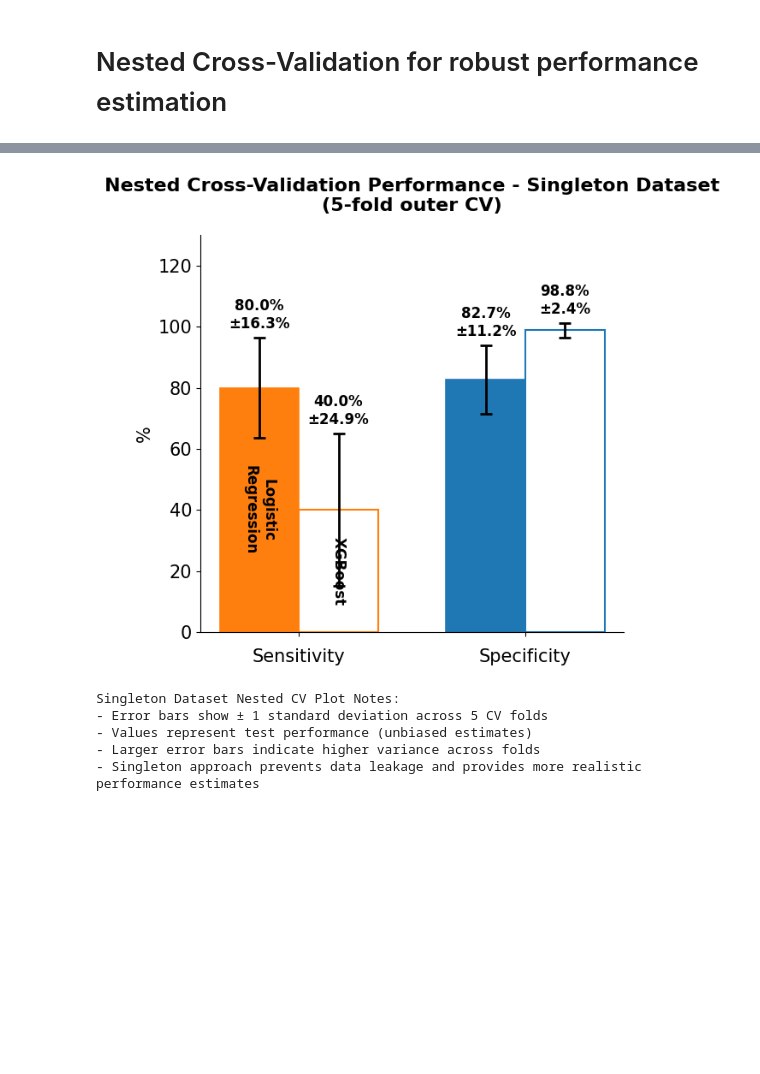
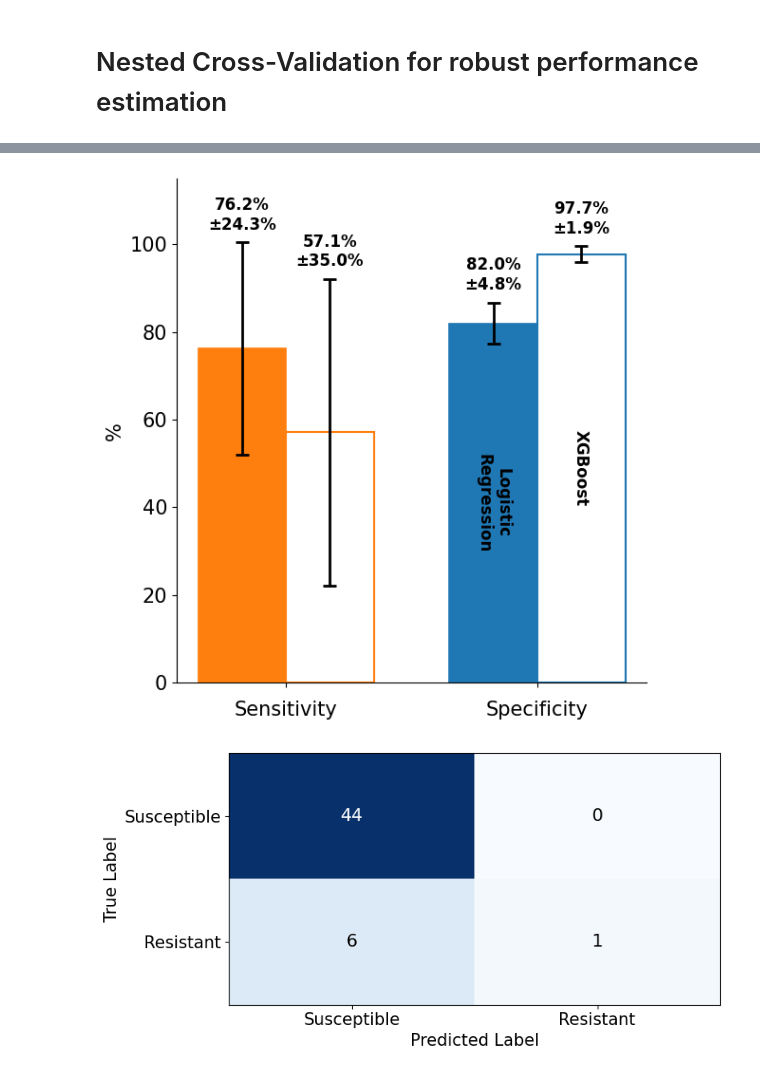
Before and after one commit to viktoria023/thesis-repository, a Jupyter notebook: predict_FQ_resistance/03_Run_ML_models.ipynb, the cells around one changed output, grey strips where cells are left out. Drawn from its saved outputs; the diff is of its cells as text; code cells hidden in the pictures; blank space fills up the shorter version.

Commit message:
remove unused analysis, finetune model

```diff
--- a/predict_FQ_resistance/03_Run_ML_models.ipynb
+++ b/predict_FQ_resistance/03_Run_ML_models.ipynb
@@ -97,8 +97,13 @@ cumulative percentage of total: 80.85%
 # %%
 # Load data with all duplicate mutations
 data = pd.read_csv('data/ML_DATA_MXF.csv')
-data = pd.read_csv('data/ML_DATA_LEV.csv')
-data.dropna(inplace=True)
+# data = pd.read_csv('data/ML_DATA_LEV.csv')
+#only drop if nans are in the feature columns
+data.dropna(inplace=True, subset = ['CLEAN_BINARY_PHENOTYPE','d_volume', 'd_hydropathy_KD', 'd_hydropathy_WW', 'd_MW', 'd_Pi', 'secondary_structure',
+                                    'secondary_structure_long', 'phi', 'psi', 'residue_sasa', 'n_hbond_acceptors', 'n_hbond_donors', 'B', 'C', 'E',
+                                    'G', 'H', 'T', 'SASA', 'snap2_score', 'snap2_accuracy', 'dist_MGB', 'dist_MGE', 'dist_drug', 'temp_factor', 'depth', 'deep_ddG'])
+
+# data.dropna(inplace=True)
 
 print("Total samples with duplicates:", len(data))
 print("Total resistant samples:", len(data[data.CLEAN_BINARY_PHENOTYPE == 'R']))
@@ -1007,52 +725,67 @@ for i, (bar, val, std) in enumerate(zip(list(bars_lr_cv_s) + list(bars_xgb_cv_s)
             fontsize=12, fontweight='bold')
 
 # Add model labels inside bars (rotated)
-model_labels_lr_cv_s = ['Logistic\nRegression', '']
-model_labels_xgb_cv_s = ['XGBoost', '']
+model_labels_lr_cv_s = ['', 'Logistic\nRegression']
+model_labels_xgb_cv_s = ['', 'XGBoost']
 
 for i in range(2):  # 0 = sensitivity, 1 = specificity
     if model_labels_lr_cv_s[i]:
         bar = bars_lr_cv_s[i]
         ax.text(bar.get_x() + bar.get_width()/2, bar.get_height()/2,
                 model_labels_lr_cv_s[i], ha='center', va='center', rotation=270,
                 fontsize=12, color='black', fontweight='bold')
     if model_labels_xgb_cv_s[i]:
         bar = bars_xgb_cv_s[i]
         ax.text(bar.get_x() + bar.get_width()/2, bar.get_height()/2,
                 model_labels_xgb_cv_s[i], ha='center', va='center', rotation=270,
                 fontsize=12, color='black', fontweight='bold')
 
 # Set labels and styling
 ax.set_xticks(x_pos)
 ax.set_xticklabels(['Sensitivity', 'Specificity'], fontsize=15)
 ax.xaxis.set_tick_params(pad=10)
-ax.set_ylim(0, 1.3)  # Increased to accommodate error bars
+ax.set_ylim(0, 1.15)  # Increased to accommodate error bars
 ax.set_ylabel('%', fontsize=15)
 
 # Format y-axis as percentages
 yticks = ax.get_yticks()
 ax.set_yticklabels([f'{int(t * 100)}' for t in yticks], fontsize=15)
 
 # Clean styling - remove top and right spines
 ax.spines[['right', 'top']].set_visible(False)
 ax.tick_params(axis='both', labelsize=15)
 
-# Add title
-ax.set_title('Nested Cross-Validation Performance - Singleton Dataset\n(5-fold outer CV)', fontsize=16, fontweight='bold', pad=20)
+plt.tight_layout()
+# plt.savefig('pdf/nested_cv_performance_sen_spec_singleton.svg', format='svg', dpi=1200, bbox_inches='tight')
+plt.show()
+
+# Display one confusion matrix for singleton XGBoost
+fig, ax2 = plt.subplots(figsize=(8, 4))
+cm_s = xgb_test_cms[0] # Use the confusion matrix from the last outer fold
+im = ax2.imshow(cm_s, interpolation='nearest', cmap=plt.cm.Blues, aspect='auto')
+# ax2.figure.colorbar(im, ax=ax2)
+
+# Add text annotations
+thresh = cm_s.max() / 2. if cm_s.max() > 0 else 0.5
+for i in range(cm_s.shape[0]):
+    for j in range(cm_s.shape[1]):
+        ax2.text(j, i, format(cm_s[i, j], 'd'),
+                ha="center", va="center",
+                color="white" if cm_s[i, j] > thresh else "black", fontsize=16)
+
+ax2.set_ylabel('True Label', fontsize=15)
+ax2.set_xlabel('Predicted Label', fontsize=15)
+ax2.set_xticks([0, 1])
+ax2.set_yticks([0, 1])
+ax2.set_xticklabels(['Susceptible', 'Resistant'], fontsize=15)
+ax2.set_yticklabels(['Susceptible', 'Resistant'], fontsize=15)
+
+# Force the aspect ratio to be rectangular (2:1)
+ax2.set_aspect('auto')
 
 plt.tight_layout()
-# plt.savefig('pdf/nested_cv_performance_sen_spec_singleton_LEV.svg', format='svg', dpi=1200, bbox_inches='tight')
+# plt.savefig('pdf/XGBoost_confusion_matrix_singleton.svg', format='svg', dpi=1200, bbox_inches='tight')
 plt.show()
-
-print("\nSingleton Dataset Nested CV Plot Notes:")
-print("- Error bars show ± 1 standard deviation across 5 CV folds")
-print("- Values represent test performance (unbiased estimates)")
-print("- Larger error bars indicate higher variance across folds")
-print("- Singleton approach prevents data leakage and provides more realistic performance estimates")
 # %% [output]
-[figure, old version]
+[figure, new version]
-Singleton Dataset Nested CV Plot Notes:
-- Error bars show ± 1 standard deviation across 5 CV folds
-- Values represent test performance (unbiased estimates)
-- Larger error bars indicate higher variance across folds
-- Singleton approach prevents data leakage and provides more realistic performance estimates
+[figure, added]
```
Also changed, not shown: parts of 17 cells of this notebook.
